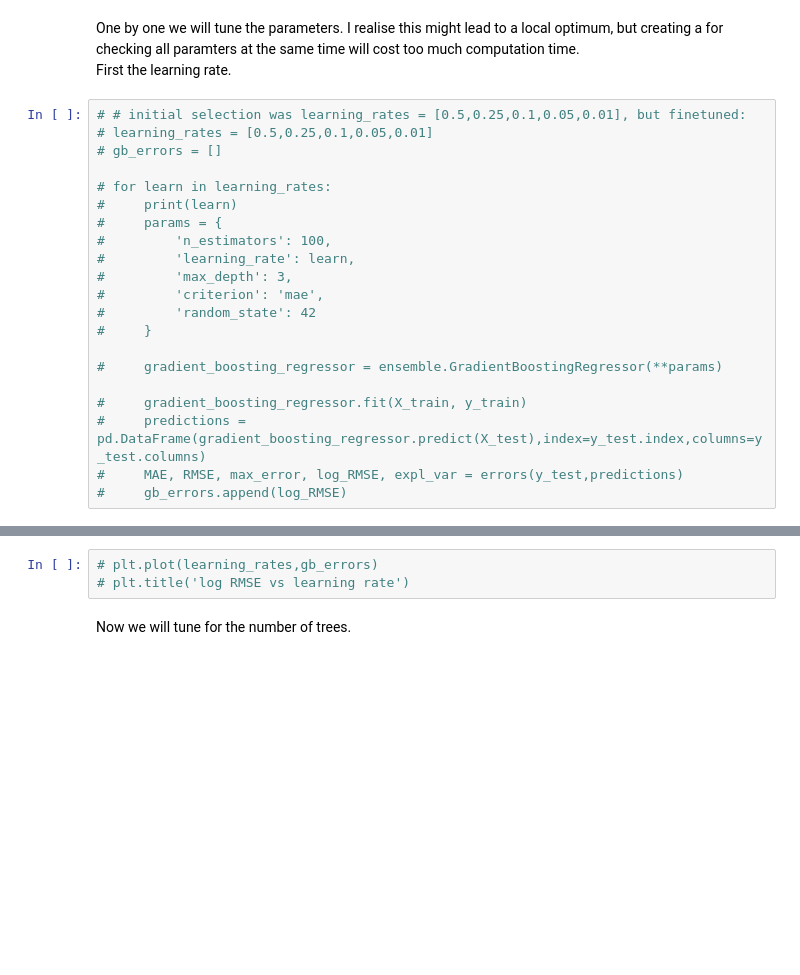
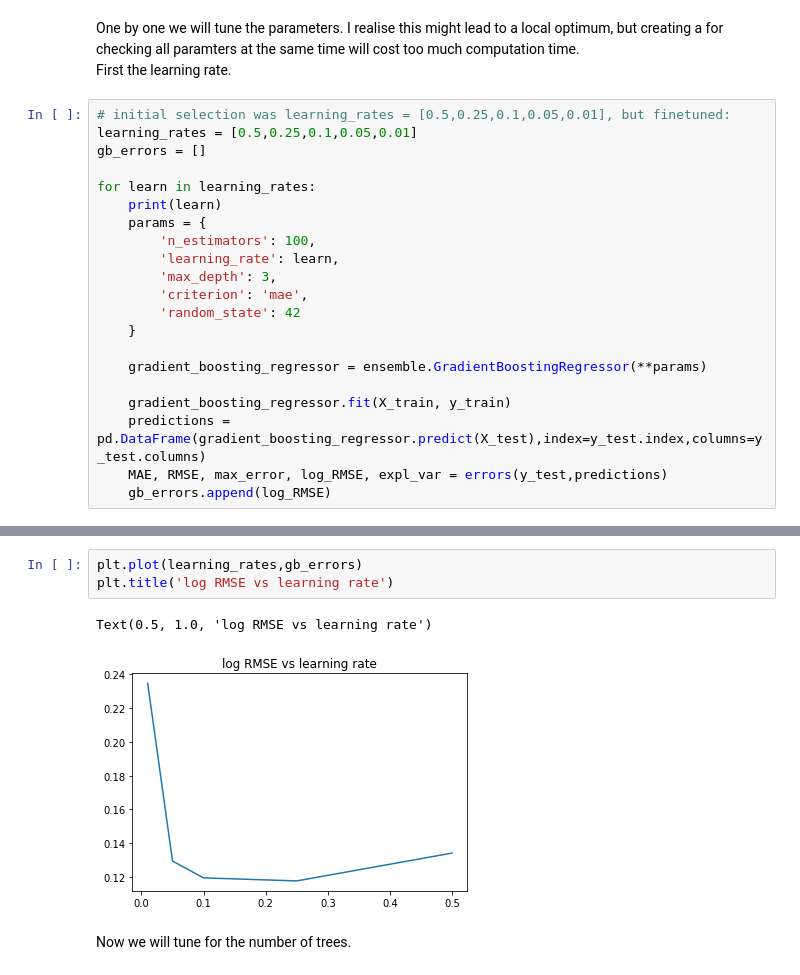
Before and after one commit to mvholsteijn/Kaggle-house-prices, a Jupyter notebook: Kaggle - Housing Prices 2.ipynb, the cells around one changed output, grey strips where cells are left out. Saved outputs shown, nothing was run; the diff lists cells and outputs as text; blank space fills up the shorter version.

```diff
--- a/Kaggle - Housing Prices 2.ipynb
+++ b/Kaggle - Housing Prices 2.ipynb
@@ -1892,23 +1895,23 @@ We will stick to MAE.
 One by one we will tune the parameters. I realise this might lead to a local optimum, but creating a for checking all paramters at the same time will cost too much computation time. <br>
 First the learning rate.
 # %%
-# # initial selection was learning_rates = [0.5,0.25,0.1,0.05,0.01], but finetuned:
-# learning_rates = [0.5,0.25,0.1,0.05,0.01]
-# gb_errors = []
+# initial selection was learning_rates = [0.5,0.25,0.1,0.05,0.01], but finetuned:
+learning_rates = [0.5,0.25,0.1,0.05,0.01]
+gb_errors = []
 
-# for learn in learning_rates:
-#     print(learn)
-#     params = {
-#         'n_estimators': 100,
-#         'learning_rate': learn,
-#         'max_depth': 3,
-#         'criterion': 'mae',
-#         'random_state': 42
-#     }
+for learn in learning_rates:
+    print(learn)
+    params = {
+        'n_estimators': 100,
+        'learning_rate': learn,
+        'max_depth': 3,
+        'criterion': 'mae',
+        'random_state': 42
+    }
 
-#     gradient_boosting_regressor = ensemble.GradientBoostingRegressor(**params)
+    gradient_boosting_regressor = ensemble.GradientBoostingRegressor(**params)
 
-#     gradient_boosting_regressor.fit(X_train, y_train)
-#     predictions = pd.DataFrame(gradient_boosting_regressor.predict(X_test),index=y_test.index,columns=y_test.columns)
-#     MAE, RMSE, max_error, log_RMSE, expl_var = errors(y_test,predictions)
-#     gb_errors.append(log_RMSE)
+    gradient_boosting_regressor.fit(X_train, y_train)
+    predictions = pd.DataFrame(gradient_boosting_regressor.predict(X_test),index=y_test.index,columns=y_test.columns)
+    MAE, RMSE, max_error, log_RMSE, expl_var = errors(y_test,predictions)
+    gb_errors.append(log_RMSE)
@@ -1915,6 +1924,9 @@ First the learning rate.
 # %%
-# plt.plot(learning_rates,gb_errors)
-# plt.title('log RMSE vs learning rate')
+plt.plot(learning_rates,gb_errors)
+plt.title('log RMSE vs learning rate')
+# %% [output]
+Text(0.5, 1.0, 'log RMSE vs learning rate')
+[figure, added]
 # %% [markdown]
 Now we will tune for the number of trees.
 # %%
```
Also changed, not shown: parts of 10 cells of this notebook.
